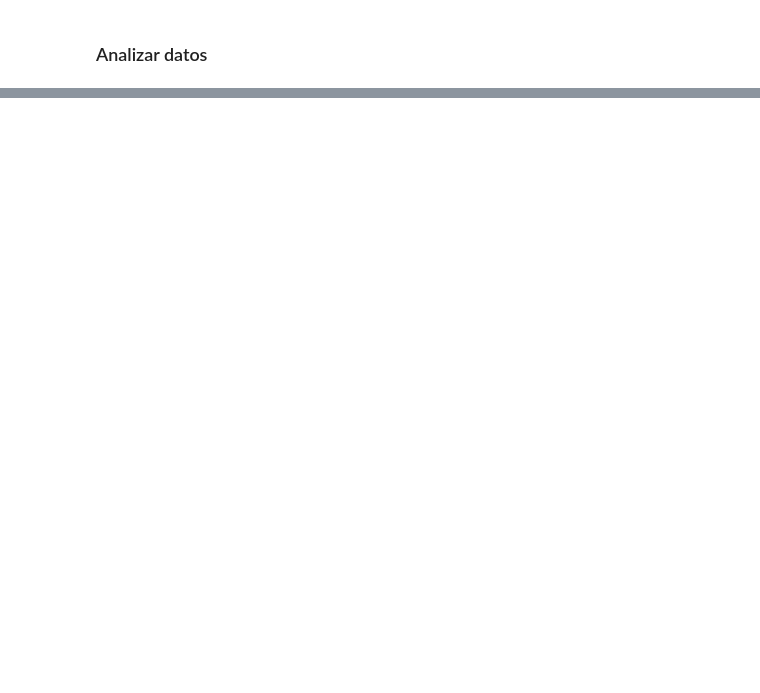
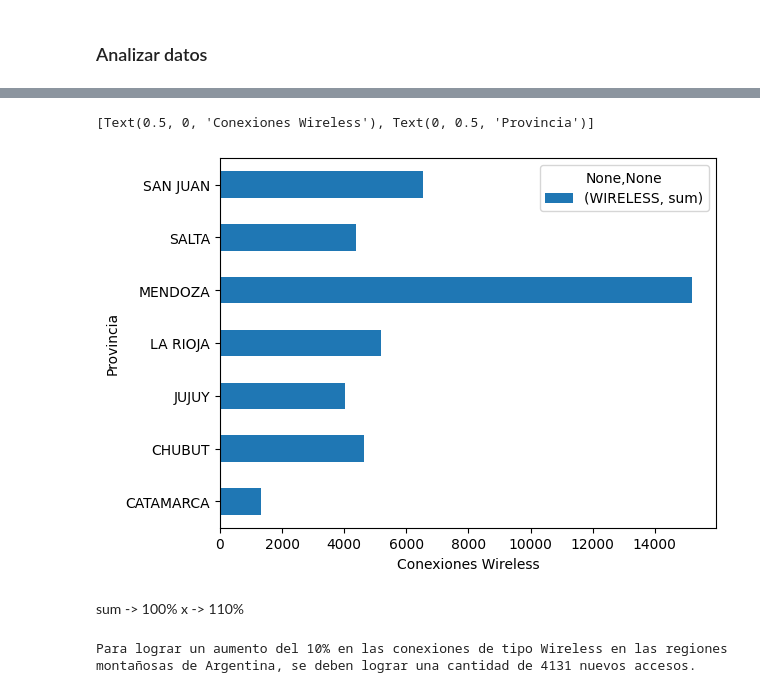
Before and after one commit to Mezgo/EDA-dashboard-telcom, a Jupyter notebook: EDA.ipynb, the cells around one changed output, grey strips where cells are left out. Drawn from its saved outputs; the diff is of its cells as text; code cells hidden in the pictures; blank space fills up the shorter version.

```diff
--- a/EDA.ipynb
+++ b/EDA.ipynb
@@ -112,3 +134,5 @@ ac_te_lo = pd.read_csv('data/Accesos_a_Internet_fijo_por_tecnologia_y_localidad.
+# %%
+regiones = ['Catamarca', 'Jujuy', 'Chubut', 'La rioja', 'Mendoza', 'Neuquén', 'Salta', 'San juan', 'Tucumán']
 # %% [markdown]
 ### analizar composicion
 # %%
@@ -147 +169,3 @@ ac_te_lo.sample(5)
+# %%
+tec_lo_copy = tec_lo.copy()
 # %%
@@ -408,0 +180,5 @@ dtype: int64
+# %%
+tec_lo_copy['WIRELESS'].replace('- 0', '0', inplace=True)
+tec_lo_copy['WIRELESS'] = tec_lo_copy['WIRELESS'].astype(float)
+tec_lo_copy = tec_lo_copy[tec_lo_copy.Provincia.str.capitalize().isin(regiones) == True]
+tec_lo_copy
@@ -408,0 +199,5 @@ dtype: int64
+# %%
+wir_pro = tec_lo_copy.groupby(['Provincia']).agg({'WIRELESS':['sum']})
+# wir_pro.reset_index().rename(columns={'index':'ID'})
+# wir_pro.reset_index(inplace=True)
+wir_pro
@@ -408,0 +215,19 @@ dtype: int64
+# %%
+plot = wir_pro.plot(kind='barh')
+plot.set(xlabel = 'Conexiones Wireless',
+         ylabel = 'Provincia')
+# %% [output]
+[Text(0.5, 0, 'Conexiones Wireless'), Text(0, 0.5, 'Provincia')]
+[figure, added]
+# %% [markdown]
+sum -> 100%
+x   -> 110%
+# %%
+sum(wir_pro.WIRELESS['sum'])
+
+valores = wir_pro.WIRELESS.values
+KPI2 = 10
+meta2 = round((sum(wir_pro.WIRELESS['sum']) * (KPI2 / 100)))
+print(f'Para lograr un aumento del {KPI2}% en las conexiones de tipo Wireless en las regiones montañosas de Argentina, se deben lograr una cantidad de {meta2} nuevos accesos.')
+# %% [output]
+Para lograr un aumento del 10% en las conexiones de tipo Wireless en las regiones montañosas de Argentina, se deben lograr una cantidad de 4131 nuevos accesos.
```
Also changed, not shown: parts of 33 cells of this notebook.
